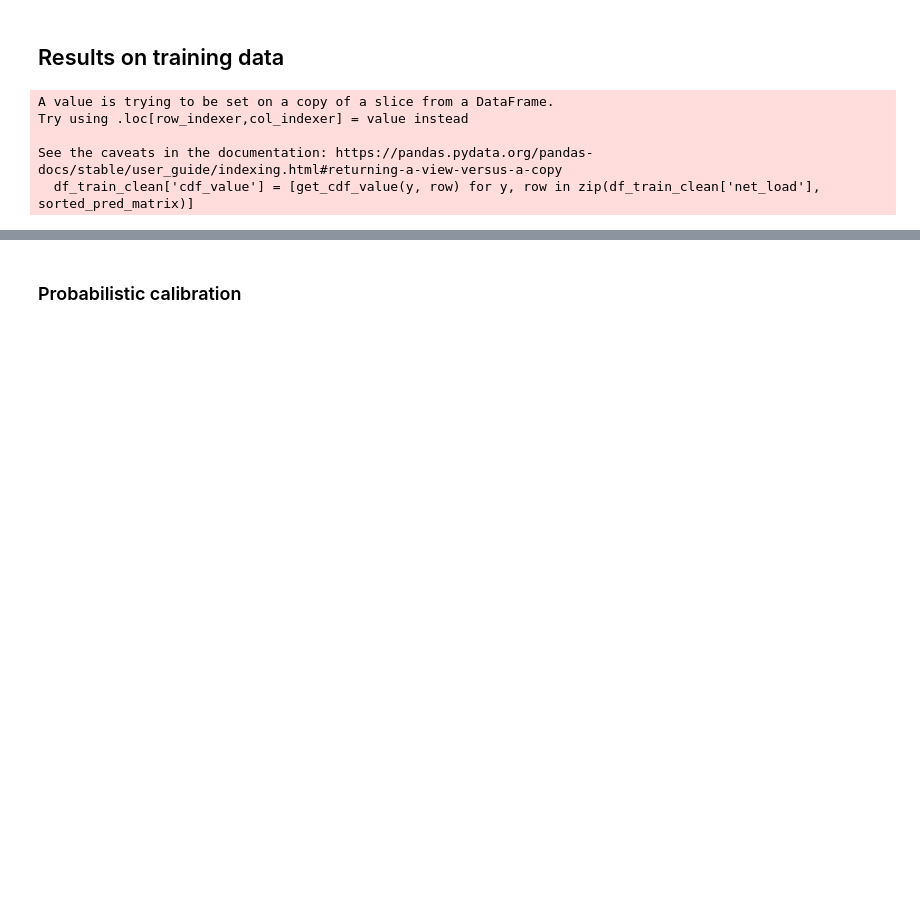
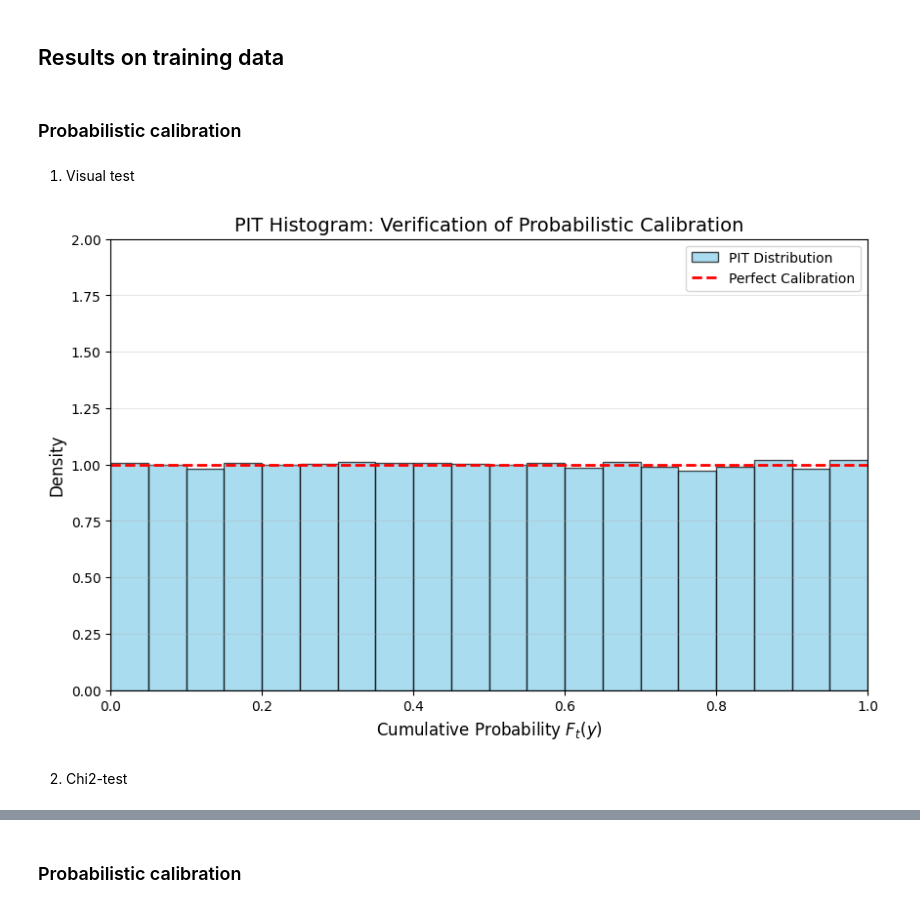
Before and after one commit to KingDonatien/Mise-en-production-des-projets-de-data-science, a Jupyter notebook: notebooks/main.ipynb, the cells around one changed output, grey strips where cells are left out. Cells and saved outputs as stored; diff of their text form; code cells hidden in the pictures; blank space fills up the shorter version.

```diff
--- a/notebooks/main.ipynb
+++ b/notebooks/main.ipynb
@@ -213,10 +57,14 @@ quantile_reg = {} #le modele fité pour le quantile q
 # %%
-#séléction des features et entrainement
+# séléction des features et entrainement
 for q in quantiles:
     q_round = round(q, 2)
-    quantile_input_features[q] = backward_elimination_quantreg(df_train_clean,"net_load",input_features, q)
+    quantile_input_features[q] = backward_elimination_quantreg(
+        df_train_clean, "net_load", input_features, q
+    )
     formula = f"net_load ~ {' + '.join(quantile_input_features[q])} + 0"
-    quantile_reg[q_round] =smf.quantreg(formula, data=df_train_clean).fit(q=q,max_iter=25000)
+    quantile_reg[q_round] = smf.quantreg(formula, data=df_train_clean).fit(
+        q=q, max_iter=25000
+    )
 # %% [markdown]
 # Results
 # %% [markdown]
@@ -230,15 +78,56 @@ for q in quantiles:
 pred_df = pd.DataFrame(quantile_value, index=df_train_clean.index)
 sorted_pred_matrix = np.sort(pred_df.values, axis=1)
 
+
 def get_cdf_value(y_observed, quantile_row):
     # i/n logic based on your specific formula
     idx = np.searchsorted(quantile_row, y_observed)
     return idx / n
 
-df_train_clean['cdf_value'] = [get_cdf_value(y, row) for y, row in zip(df_train_clean['net_load'], sorted_pred_matrix)]
+
+df_train_clean["cdf_value"] = [
+    get_cdf_value(y, row)
+    for y, row in zip(df_train_clean["net_load"], sorted_pred_matrix)
+]
-# %% [output]
-A value is trying to be set on a copy of a slice from a DataFrame.
-Try using .loc[row_indexer,col_indexer] = value instead
-
-See the caveats in the documentation: https://pandas.pydata.org/pandas-docs/stable/user_guide/indexing.html#returning-a-view-versus-a-copy
-  df_train_clean['cdf_value'] = [get_cdf_value(y, row) for y, row in zip(df_train_clean['net_load'], sorted_pred_matrix)]
+# %% [markdown]
+### Probabilistic calibration
+# %% [markdown]
+1. Visual test
+# %%
+# 1. Create the plot
+plt.figure(figsize=(10, 6))
+n_bins = 20  # Typically matches or slightly exceeds your 'n' quantiles
+
+# 2. Plot the distribution of your CDF values
+plt.hist(
+    df_train_clean["cdf_value"],
+    bins=n_bins,
+    density=True,
+    color="skyblue",
+    edgecolor="black",
+    alpha=0.7,
+    label="PIT Distribution",
+)
+
+# 3. Add the theoretical Uniform(0,1) line
+plt.axhline(
+    y=1.0, color="red", linestyle="--", linewidth=2, label="Perfect Calibration"
+)
+
+# 4. Formatting
+plt.title("PIT Histogram: Verification of Probabilistic Calibration", fontsize=14)
+plt.xlabel("Cumulative Probability $F_t(y)$", fontsize=12)
+plt.ylabel("Density", fontsize=12)
+plt.xlim(0, 1)
+plt.ylim(0, 2)  # Helps visualize deviations from the 1.0 line
+plt.legend()
+plt.grid(axis="y", alpha=0.3)
+
+# ✅ Save figure
+plt.savefig(f"{FIGURES_DIR}/pit_histogramme.png", dpi=300, bbox_inches="tight")
+
+plt.show()
+# %% [output]
+[figure, added]
+# %% [markdown]
+2. Chi2-test
```
Also changed, not shown: parts of 56 cells of this notebook, 17 other files.
